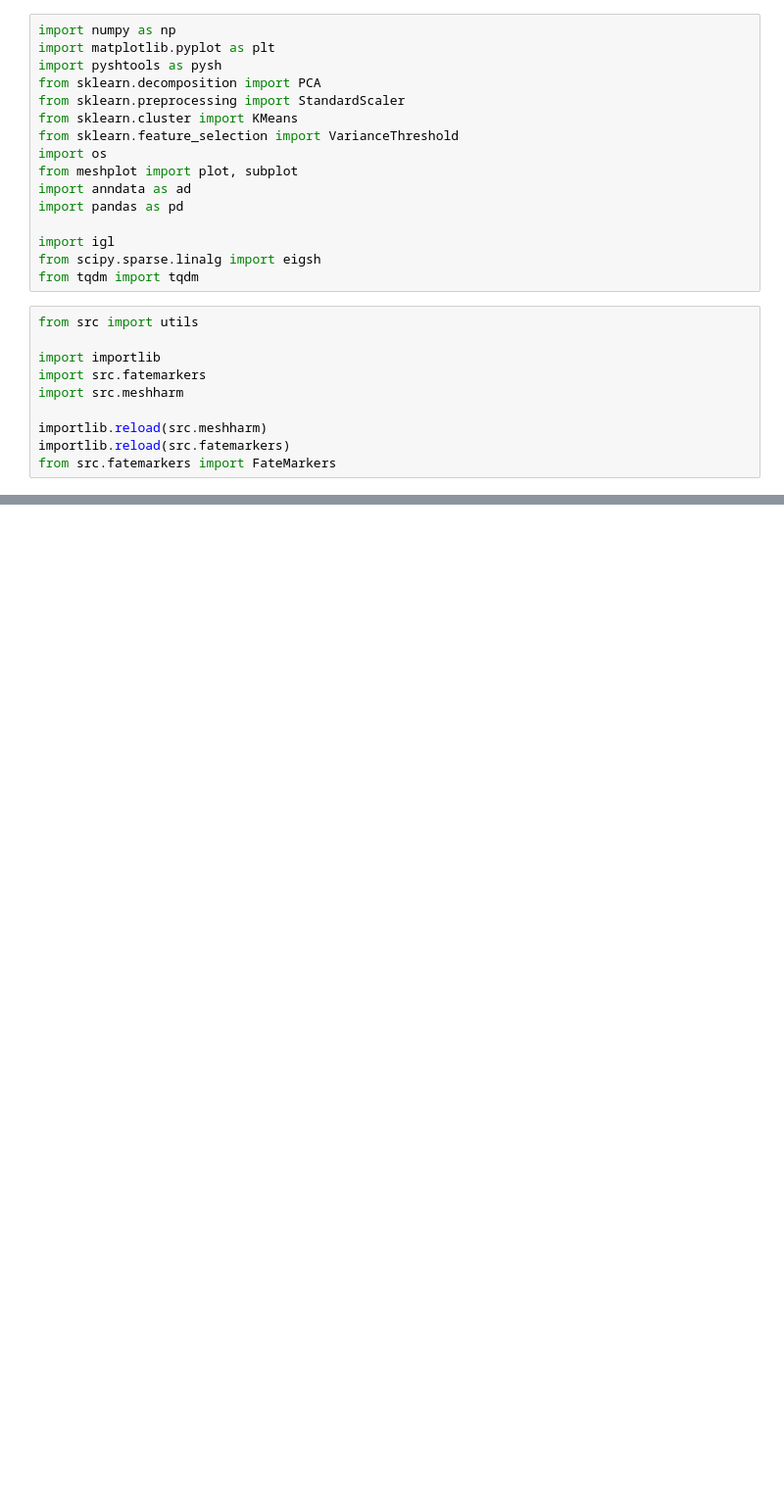
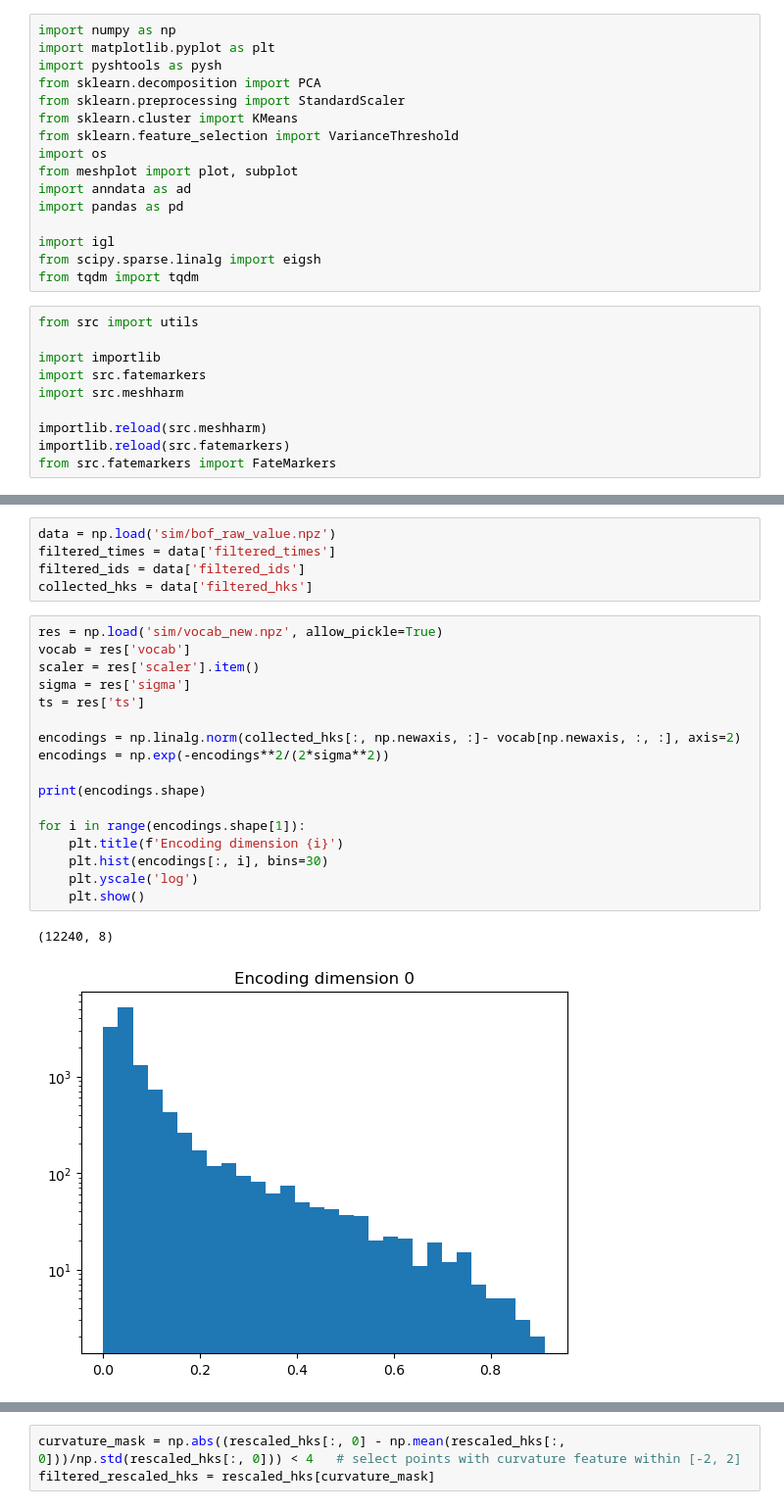
Before and after one commit to Irene-Li/SphericalHarmonics, a Jupyter notebook: bag_of_features.ipynb, the cells around one changed output, grey strips where cells are left out. Shown at 98% size. Cells and saved outputs as stored; diff of their text form; blank space fills up the shorter version.

```diff
--- a/bag_of_features.ipynb
+++ b/bag_of_features.ipynb
@@ -267,0 +219,25 @@ cluster_pcs = reduced_dim_rep[bof_spectrums_scaled.shape[0]:, :]
+# %%
+data = np.load('sim/bof_raw_value.npz')
+filtered_times = data['filtered_times']
+filtered_ids = data['filtered_ids']
+collected_hks = data['filtered_hks']
+# %%
+res = np.load('sim/vocab_new.npz', allow_pickle=True)
+vocab = res['vocab']
+scaler = res['scaler'].item()
+sigma = res['sigma']
+ts = res['ts']
+
+encodings = np.linalg.norm(collected_hks[:, np.newaxis, :]- vocab[np.newaxis, :, :], axis=2)
+encodings = np.exp(-encodings**2/(2*sigma**2))
+
+print(encodings.shape)
+
+for i in range(encodings.shape[1]):
+    plt.title(f'Encoding dimension {i}')
+    plt.hist(encodings[:, i], bins=30)
+    plt.yscale('log')
+    plt.show()
+# %% [output]
+(12240, 8)
+[figure, added]
@@ -267,0 +251,3 @@ cluster_pcs = reduced_dim_rep[bof_spectrums_scaled.shape[0]:, :]
+# %%
+curvature_mask = np.abs((rescaled_hks[:, 0] - np.mean(rescaled_hks[:, 0]))/np.std(rescaled_hks[:, 0])) < 4   # select points with curvature feature within [-2, 2]
+filtered_rescaled_hks = rescaled_hks[curvature_mask]
```
Also changed, not shown: parts of 42 cells of this notebook, 18 other files.
